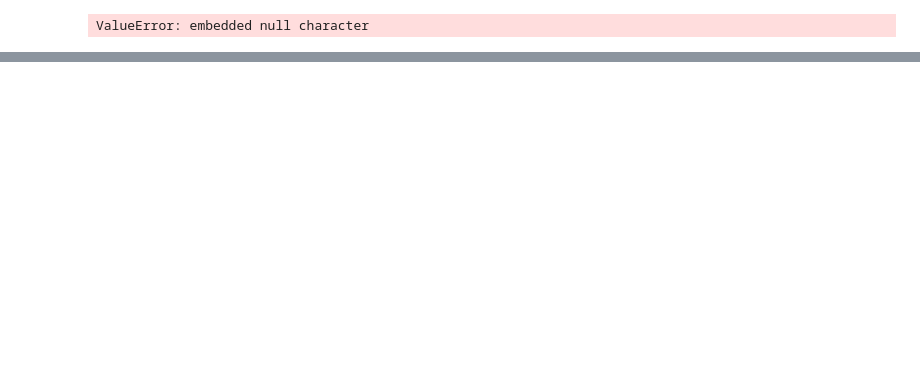
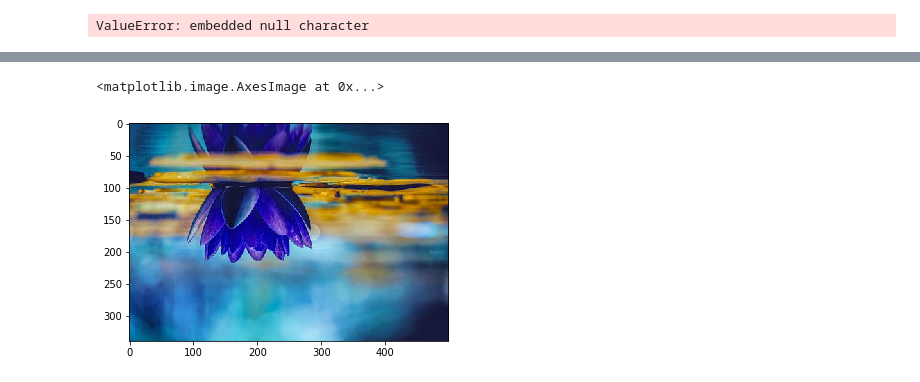
Before and after one commit to simrangrover5/Batch2pm, a Jupyter notebook: API.ipynb, the cells around one changed output, grey strips where cells are left out. Cells and saved outputs as stored; diff of their text form; code cells hidden in the pictures; blank space fills up the shorter version.

```diff
--- a/API.ipynb
+++ b/API.ipynb
@@ -118,0 +180,8 @@ PIL.PILLOW_VERSION
+# %%
+image = i.copy()
+#print(image)
+image[333,200,1] = 60
+plt.imshow(image[::-1,::-1,::-1])
+# %% [output]
+<matplotlib.image.AxesImage at 0x...>
+[figure, added]
```
Also changed, not shown: parts of 13 cells of this notebook, 5 other files.
